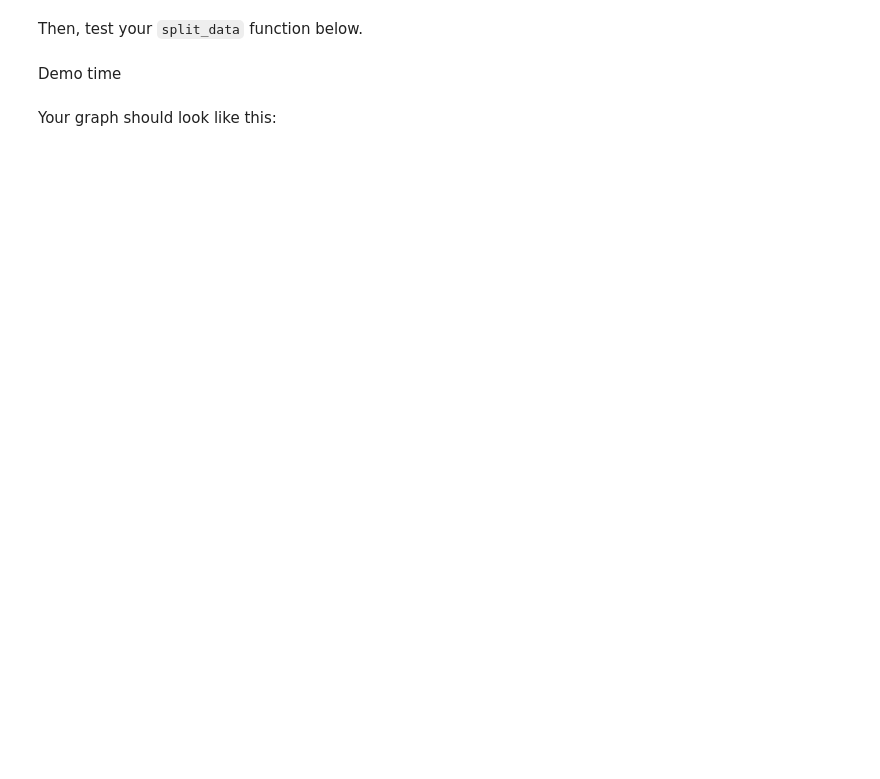
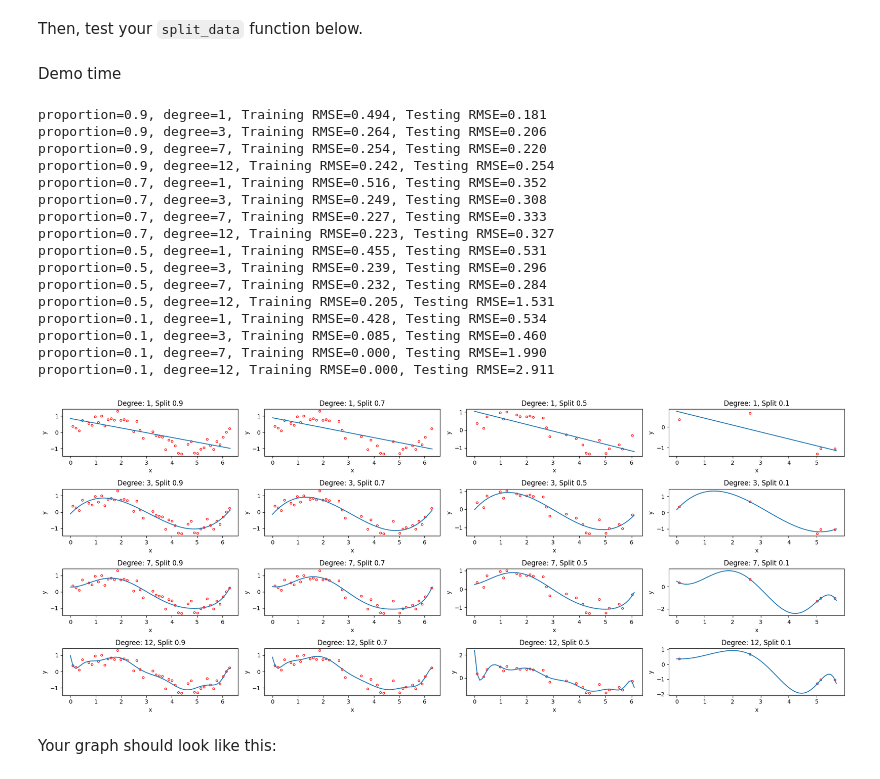
Before and after one commit to Shakikii/ML_course, a Jupyter notebook: labs/ex03/template/ex03.ipynb, the cells around one changed output. Cells and saved outputs as stored; diff of their text form; code cells hidden in the pictures; blank space fills up the shorter version.

```diff
--- a/labs/ex03/template/ex03.ipynb
+++ b/labs/ex03/template/ex03.ipynb
@@ -260,12 +268,23 @@ def split_data(x, y, ratio, seed=1):
     >>> split_data(np.arange(13), np.arange(13), 0.8, 1)
     (array([ 2,  3,  4, 10,  1,  6,  0,  7, 12,  9]), array([ 8, 11,  5]), array([ 2,  3,  4, 10,  1,  6,  0,  7, 12,  9]), array([ 8, 11,  5]))
     """
-    # set seed
+    # Set seed for reproducibility
     np.random.seed(seed)
-    # ***************************************************
-    # INSERT YOUR CODE HERE
-    # split the data based on the given ratio: TODO
-    # ***************************************************
-    raise NotImplementedError
+
+    # Shuffle the data
+    indices = np.random.permutation(len(x))
+
+    # Compute the split index
+    split_index = int(np.floor(len(x) * ratio))
+
+    # Split the indices
+    train_indices = indices[:split_index]
+    test_indices = indices[split_index:]
+
+    # Create train and test datasets
+    x_tr, x_te = x[train_indices], x[test_indices]
+    y_tr, y_te = y[train_indices], y[test_indices]
+
+    return x_tr, x_te, y_tr, y_te
 # %%
 test(split_data)
@@ -310,23 +331,42 @@ def train_test_split_demo(x, y, degree, ratio, seed):
 # %% [markdown]
 Demo time
 # %%
+x, y = load_data()
 seed = 6
 degrees = [1, 3, 7, 12]
 split_ratios = [0.9, 0.7, 0.5, 0.1]
 
 # define the structure of the figure
 num_row = 4
 num_col = 4
 axs = plt.subplots(num_row, num_col, figsize=(20, 8))[1]
 
 for ind, split_ratio in enumerate(split_ratios):
     for ind_d, degree in enumerate(degrees):
         x_tr, x_te, y_tr, y_te, w = train_test_split_demo(
             x, y, degree, split_ratio, seed
         )
         plot_fitted_curve(y_tr, x_tr, w, degree, axs[ind_d][ind % num_col])
         axs[ind_d][ind].set_title(f"Degree: {degree}, Split {split_ratio}")
 plt.tight_layout()
+# %% [output]
+proportion=0.9, degree=1, Training RMSE=0.494, Testing RMSE=0.181
+proportion=0.9, degree=3, Training RMSE=0.264, Testing RMSE=0.206
+proportion=0.9, degree=7, Training RMSE=0.254, Testing RMSE=0.220
+proportion=0.9, degree=12, Training RMSE=0.242, Testing RMSE=0.254
+proportion=0.7, degree=1, Training RMSE=0.516, Testing RMSE=0.352
+proportion=0.7, degree=3, Training RMSE=0.249, Testing RMSE=0.308
+proportion=0.7, degree=7, Training RMSE=0.227, Testing RMSE=0.333
+proportion=0.7, degree=12, Training RMSE=0.223, Testing RMSE=0.327
+proportion=0.5, degree=1, Training RMSE=0.455, Testing RMSE=0.531
+proportion=0.5, degree=3, Training RMSE=0.239, Testing RMSE=0.296
+proportion=0.5, degree=7, Training RMSE=0.232, Testing RMSE=0.284
+proportion=0.5, degree=12, Training RMSE=0.205, Testing RMSE=1.531
+proportion=0.1, degree=1, Training RMSE=0.428, Testing RMSE=0.534
+proportion=0.1, degree=3, Training RMSE=0.085, Testing RMSE=0.460
+proportion=0.1, degree=7, Training RMSE=0.000, Testing RMSE=1.990
+proportion=0.1, degree=12, Training RMSE=0.000, Testing RMSE=2.911
+[figure, added]
 # %% [markdown]
 Your graph should look like this:
 # %% [markdown]
```
Also changed, not shown: parts of 9 cells of this notebook.
